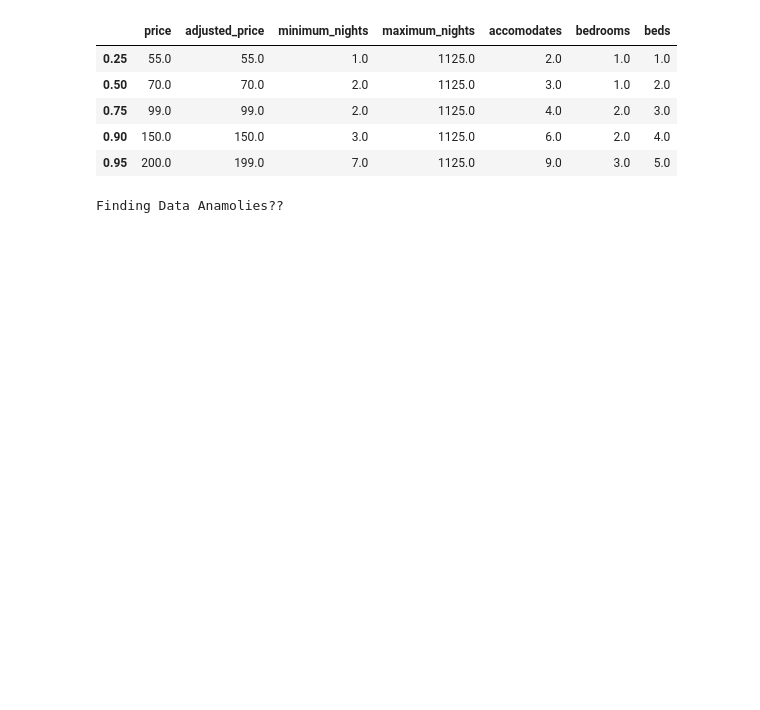
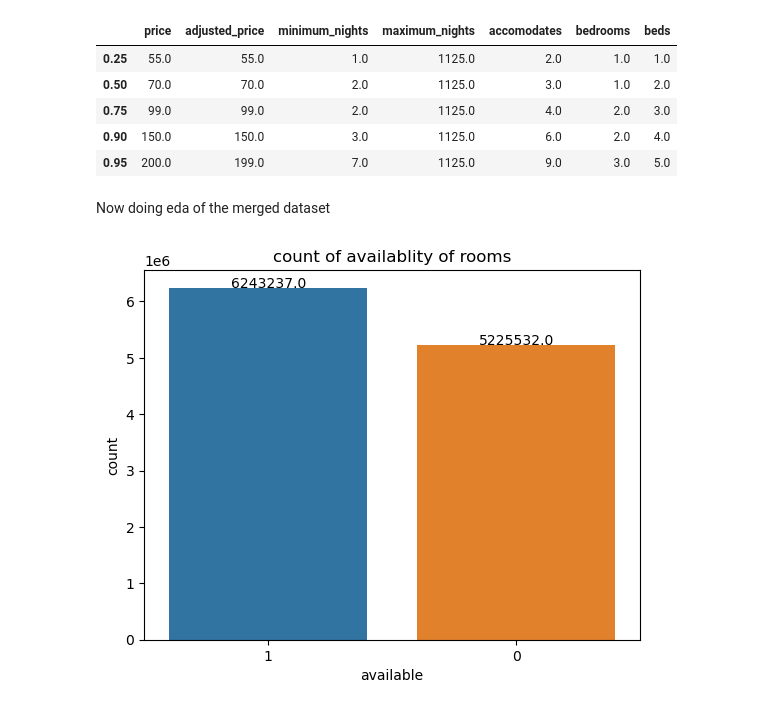
Before and after one commit to siroi97/HV_capstone_airbnb, a Jupyter notebook: Air_BNB_Python_file.ipynb, the cells around one changed output. Saved outputs shown, nothing was run; the diff lists cells and outputs as text; code cells hidden in the pictures; blank space fills up the shorter version.

```diff
--- a/Air_BNB_Python_file.ipynb
+++ b/Air_BNB_Python_file.ipynb
@@ -368,0 +540,2 @@ dtype: int64
+# %%
+listings['Number_of_bathrooms'].replace(['Half-bath', 'Private','Shared'], 1, inplace=True)
@@ -368,0 +549,5 @@ dtype: int64
+# %%
+listings['Number_of_bathrooms']=listings['Number_of_bathrooms'].astype(float)
+# %%
+listings['Number_of_bathrooms']=listings['Number_of_bathrooms'].apply(np.floor)
+listings['Number_of_bathrooms']
@@ -369,7 +601,7 @@ dtype: int64
 # %% [markdown]
 AS There are no null values, moving towards next data
 # %%
-reviews=pd.read_csv(r"C:\Users\priya\OneDrive\Desktop\Capstone\reviews.csv")
+reviews=pd.read_csv(r"C:\Users\priya\OneDrive\Desktop\PP\HeroVIRED Capstone\reviews.csv")
 reviews
 # %% [output]
 |  | review_id | listing_id | date | reviewer_id | reviewer_name | comments |
@@ -638,7 +870,16 @@ Final_merge[['price','adjusted_price','minimum_nights','maximum_nights','accomod
 | 0.75 | 99.0 | 99.0 | 2.0 | 1125.0 | 4.0 | 2.0 | 3.0 |
 | 0.90 | 150.0 | 150.0 | 3.0 | 1125.0 | 6.0 | 2.0 | 4.0 |
 | 0.95 | 200.0 | 199.0 | 7.0 | 1125.0 | 9.0 | 3.0 | 5.0 |
-# %%
-print('Finding Data Anamolies??')
-# %% [output]
-Finding Data Anamolies??
+# %% [markdown]
+Now doing eda of the merged dataset
+# %%
+ax2=sns.countplot(x='available',data=Final_merge,order=Final_merge['available'].value_counts().index)
+
+abs_values = Final_merge['available'].value_counts().values
+#ax2.bar_label(container=ax2.containers[0], labels=abs_values)
+for p in ax2.patches:
+    ax2.annotate('{:.1f}'.format(p.get_height()), (p.get_x()+0.25, p.get_height()+0.01))
+plt.title('count of availablity of rooms')
+plt.show()
+# %% [output]
+[figure, added]
```
Also changed, not shown: parts of 46 cells of this notebook.
